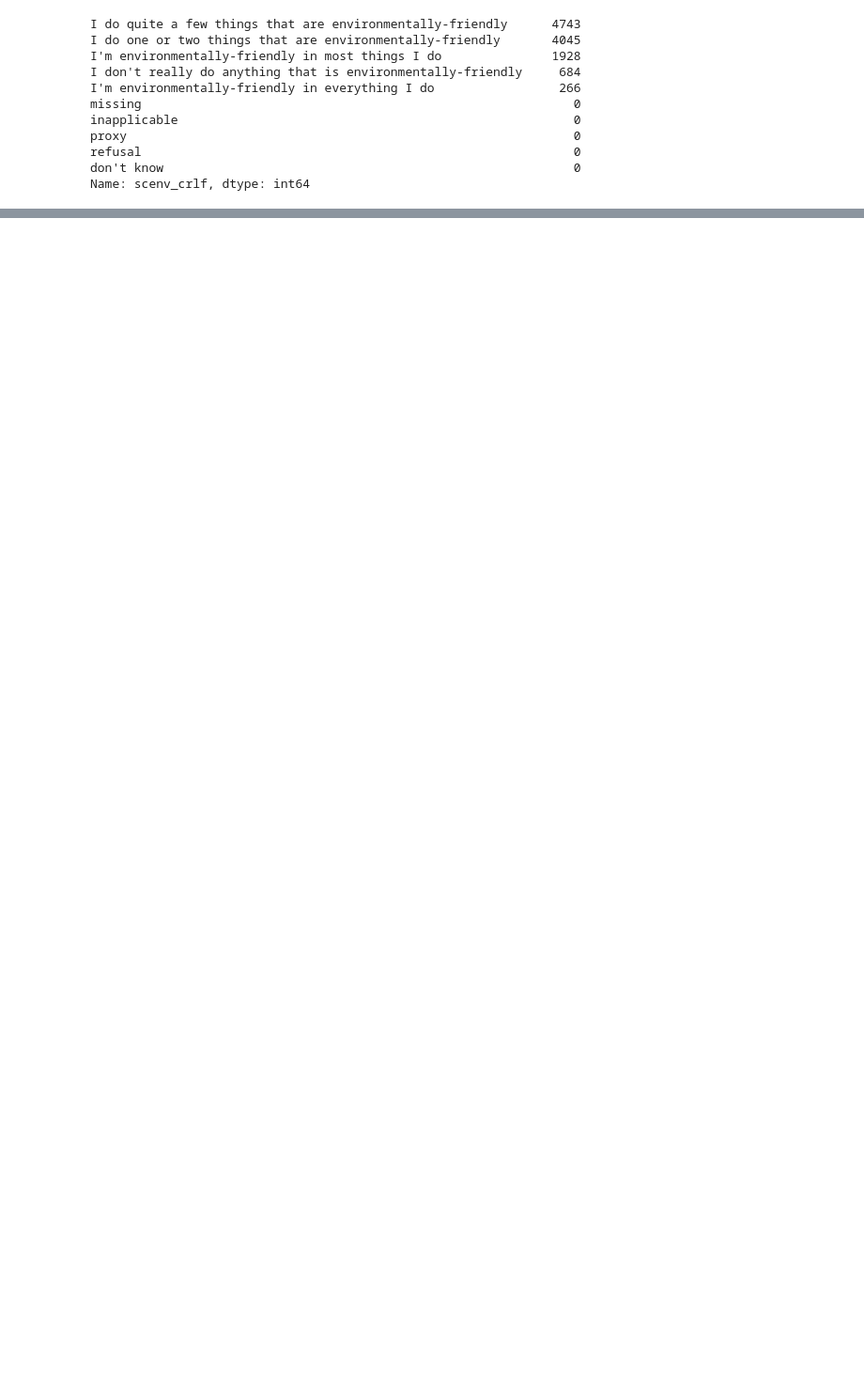
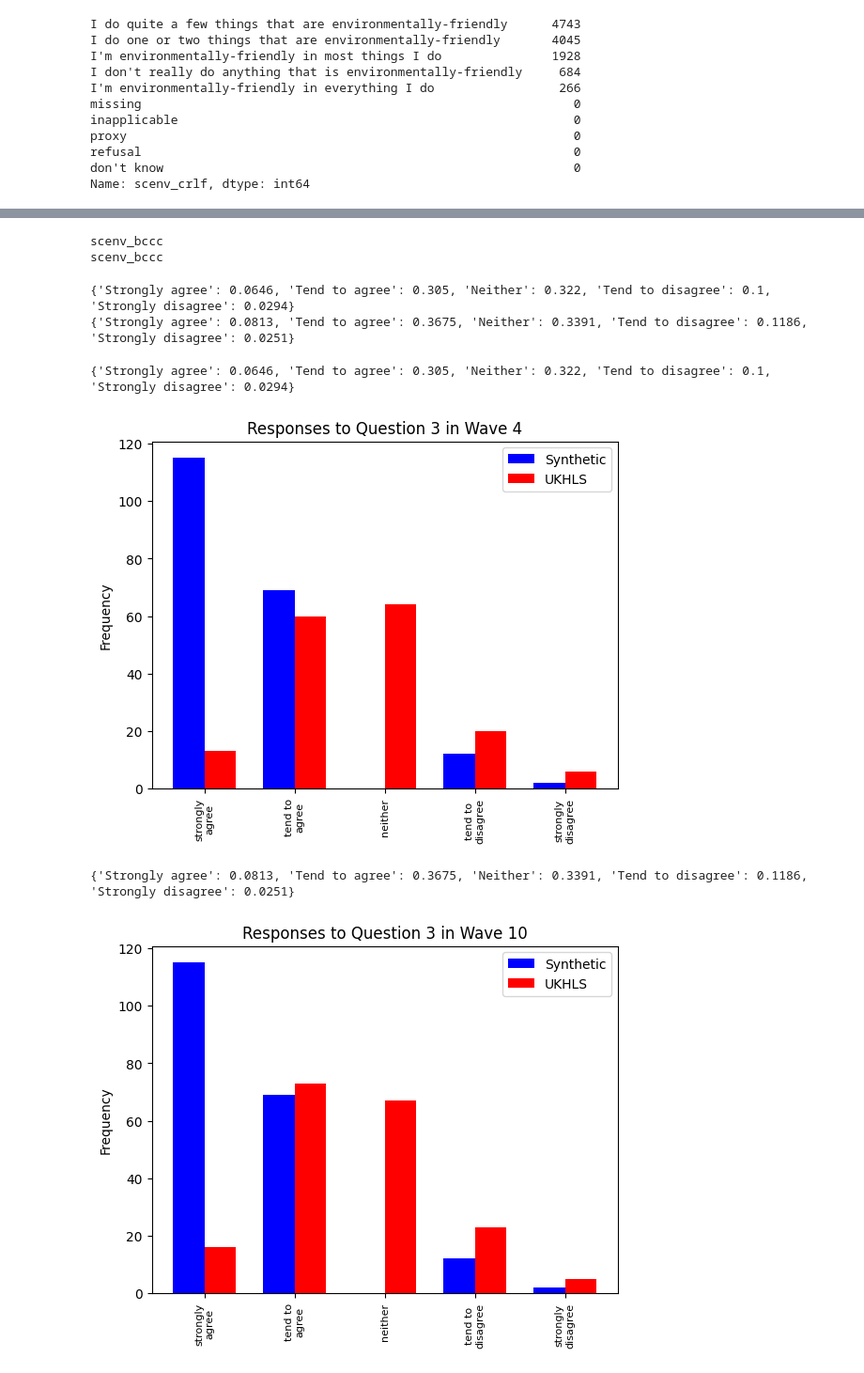
Before and after one commit to hlin863/MSc-Project-Identity-Economics-Green-Policy-Preferences, a Jupyter notebook: Synthetic_Response_Generation/Hypothesis_Two_Fine_Tuned.ipynb, the cells around one changed output, grey strips where cells are left out. Shown at 94% size. Saved outputs shown, nothing was run; the diff lists cells and outputs as text; code cells hidden in the pictures; blank space fills up the shorter version.

Commit message:
Tested Fine-tune results Q3
Updated testing of refactored code comparing the synthetic and actual distributions of responses generated by Q3 of the UKHLS Study.

```diff
--- a/Synthetic_Response_Generation/Hypothesis_Two_Fine_Tuned.ipynb
+++ b/Synthetic_Response_Generation/Hypothesis_Two_Fine_Tuned.ipynb
@@ -166,3 +274,38 @@ demo_question_model_id = "ft:gpt-3.5-turbo-0125:personal::9lfqGolS"
+# %%
+question_one_model_id = "ft:gpt-3.5-turbo-0125:personal::9lvoEKL1"
+question_number = 3
+question_one = "Please select the extent to which you agree or disagree with the following statement: My behaviour and everyday lifestyle contribute to climate change."
+question_one_response_options = ["Strongly agree", "Tend to agree", "Neither agree nor disagree", "Tend to disagree", "Strongly disagree"]
+n_samples = 100
+json_filepath = "C:\\Users\\haoch\\Documents\\COMP0190\\Data\\COMP0191-MSc-Project-Code\\Synthetic-Responses-JSON\\question_one_responses_finetuned.json"
+distributions = [load_environmental_distribution("scenv_bccc", 4), load_environmental_distribution("scenv_bccc", 10)]
+wave_numbers = [1, 4, 10]
+is_simulate = True
+# %% [output]
+scenv_bccc
+scenv_bccc
+# %%
+# display the two distributions
+for distribution in distributions:
+    print(distribution)
+# %% [output]
+{'Strongly agree': 0.0646, 'Tend to agree': 0.305, 'Neither': 0.322, 'Tend to disagree': 0.1, 'Strongly disagree': 0.0294}
+{'Strongly agree': 0.0813, 'Tend to agree': 0.3675, 'Neither': 0.3391, 'Tend to disagree': 0.1186, 'Strongly disagree': 0.0251}
+# %%
+simulate_environmental_responses(question_one, question_number, question_one_response_options, n_samples, json_filepath, distributions, wave_numbers, 1, is_simulate, 0, "", True, question_one_model_id)
+# %%
+wave_numbers = [4, 10]
+
+wave_number_index = 0
+for distribution in distributions:
+    print(distribution)
+    visualise_synthetic_and_ukhls_distributions(json_filepath, question_one, question_number, distribution, wave_numbers[wave_number_index], True)
+    wave_number_index += 1
+# %% [output]
+{'Strongly agree': 0.0646, 'Tend to agree': 0.305, 'Neither': 0.322, 'Tend to disagree': 0.1, 'Strongly disagree': 0.0294}
+[figure, added]
+{'Strongly agree': 0.0813, 'Tend to agree': 0.3675, 'Neither': 0.3391, 'Tend to disagree': 0.1186, 'Strongly disagree': 0.0251}
+[figure, added]
 # %%
 # client = OpenAI(api_key = api_key)
 
```
Also changed, not shown: parts of 19 cells of this notebook, 13 other files.
